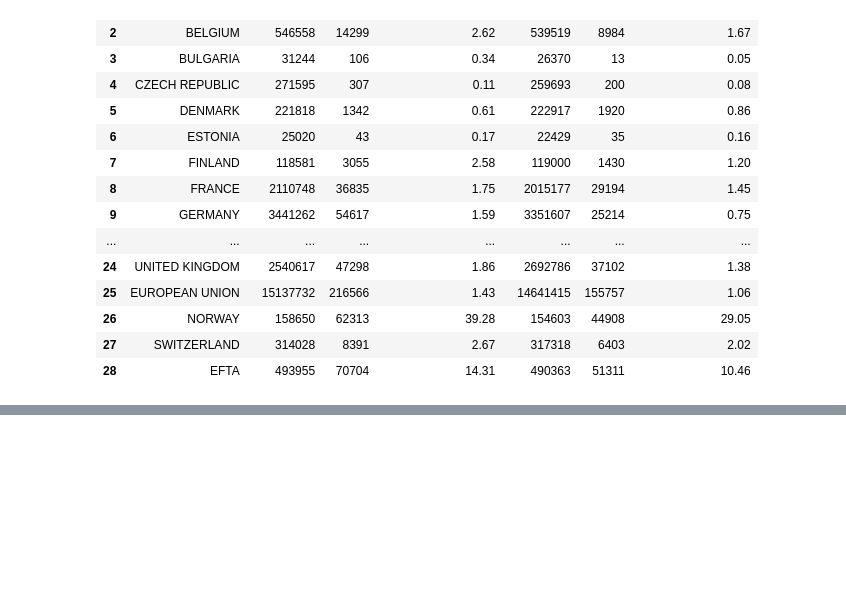
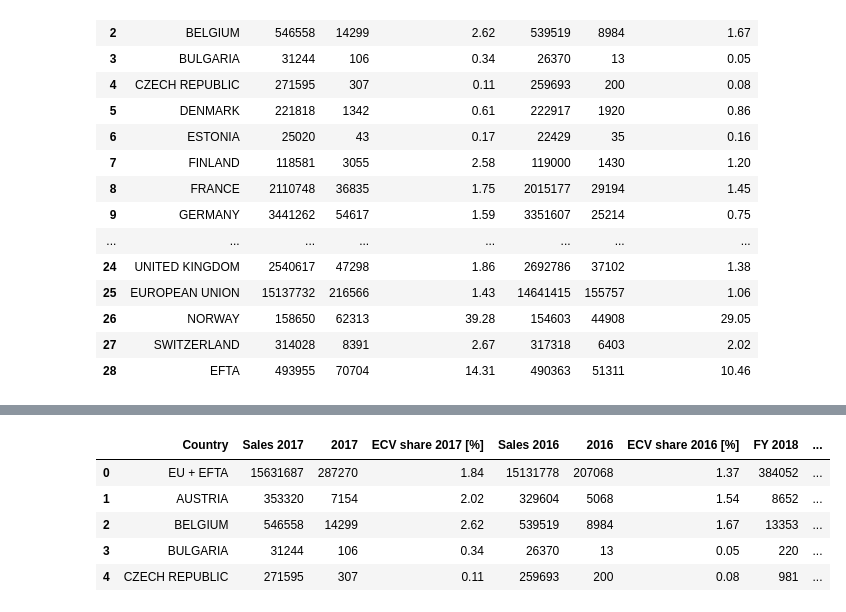
Before and after one commit to nebelgrau77/pandas-wrangling, a Jupyter notebook: electric cars sales europe 2017.ipynb, the cells around one changed output, grey strips where cells are left out. Saved outputs shown, nothing was run; the diff lists cells and outputs as text; code cells hidden in the pictures; blank space fills up the shorter version.

```diff
--- a/electric cars sales europe 2017.ipynb
+++ b/electric cars sales europe 2017.ipynb
@@ -1352,0 +1440,23 @@ ecv_europe
+# %%
+# extract only the country and sales volumes columns
+
+ecvsales2018 = ecvsales2018[[ecvsales2018.columns[0]] + [ecvsales2018.columns[-3]] + [ecvsales2018.columns[-2]]]
+# %%
+ecvsales2018 = ecvsales2018.applymap(lambda x: x.replace(',', ''))
+# %%
+for year in [2017, 2018]:
+    ecvsales2018['FY {}'.format(year)] = ecvsales2018['FY {}'.format(year)].astype(int)
+# %%
+# in some countries there are slight differences between the 2017 ECV sales volumes; which should we keep?
+# probably the FY2017 values from the 2018 are more accurate
+
+ecv_europe = ecv_europe.merge(ecvsales2018, how = 'inner', on = 'Country')
+# %%
+ecv_europe.head()
+# %% [output]
+|  | Country | Sales 2017 | 2017 | ECV share 2017 [%] | Sales 2016 | 2016 | ECV share 2016 [%] | FY 2018 | ... |
+| 0 | EU + EFTA | 15631687 | 287270 | 1.84 | 15131778 | 207068 | 1.37 | 384052 | ... |
+| 1 | AUSTRIA | 353320 | 7154 | 2.02 | 329604 | 5068 | 1.54 | 8652 | ... |
+| 2 | BELGIUM | 546558 | 14299 | 2.62 | 539519 | 8984 | 1.67 | 13353 | ... |
+| 3 | BULGARIA | 31244 | 106 | 0.34 | 26370 | 13 | 0.05 | 220 | ... |
+| 4 | CZECH REPUBLIC | 271595 | 307 | 0.11 | 259693 | 200 | 0.08 | 981 | ... |
```
Also changed, not shown: parts of 33 cells of this notebook.
